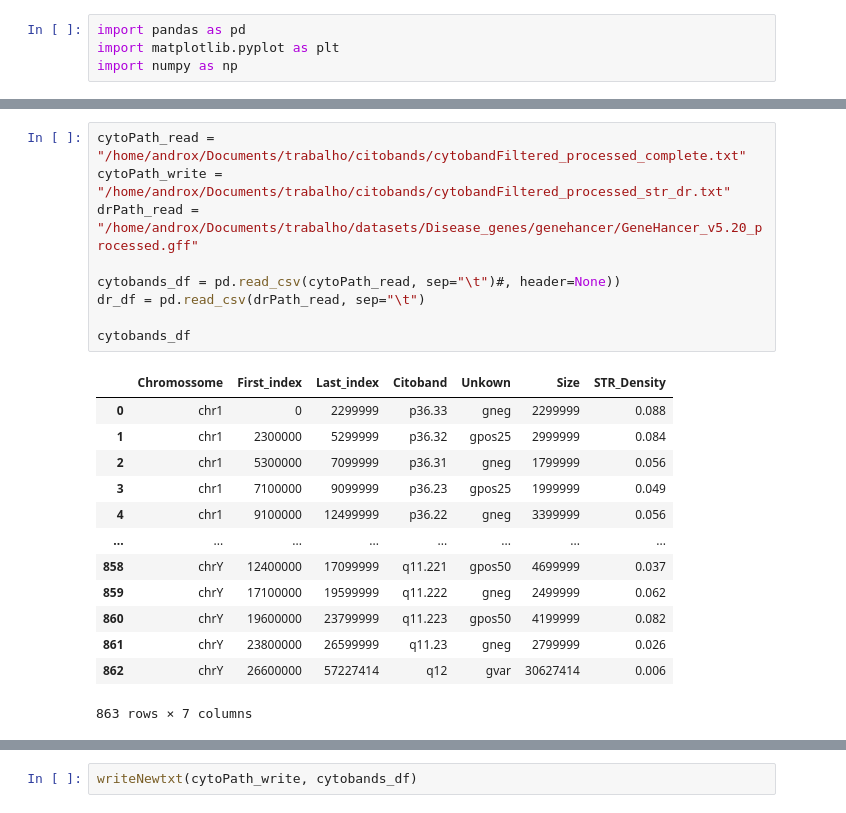
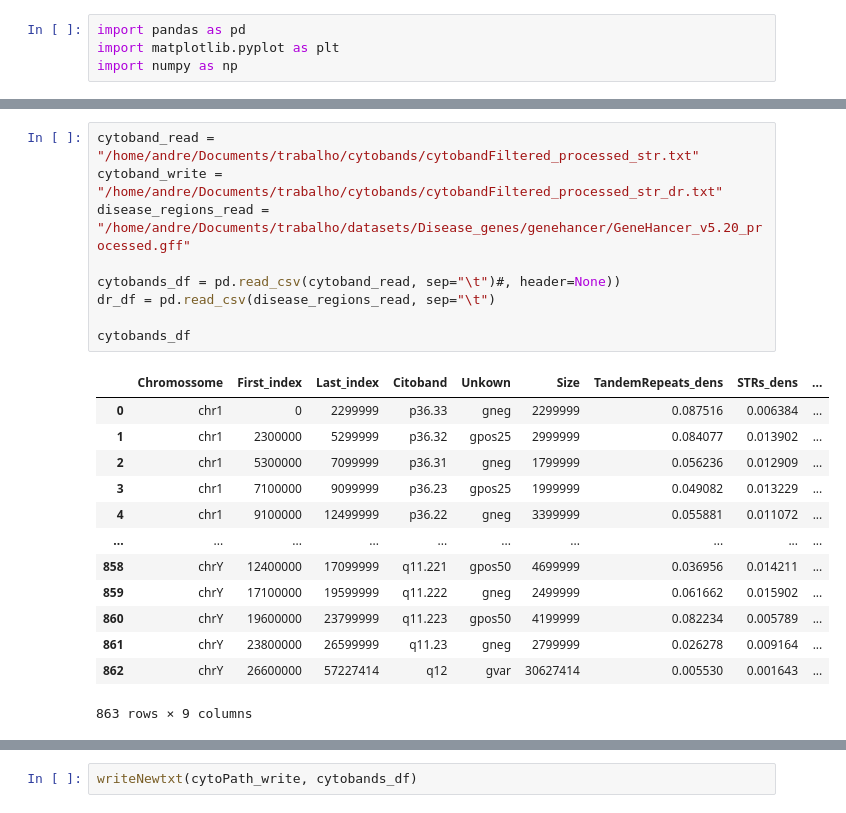
Before and after one commit to AndreSantos2000/A_map_of_privacy-sensitivity_in_human_genomes, a Jupyter notebook: jupyter_scripts/diseaseGenes/Cytobands_dataTreatment.ipynb, the cells around one changed output, grey strips where cells are left out. Cells and saved outputs as stored; diff of their text form.

Commit message:
Disease genes studies corrections complete

```diff
--- a/jupyter_scripts/diseaseGenes/Cytobands_dataTreatment.ipynb
+++ b/jupyter_scripts/diseaseGenes/Cytobands_dataTreatment.ipynb
@@ -44,26 +44,26 @@ def writeNewtxt(file_path, df):
         f.write(df_row)
     f.close
 # %%
-cytoPath_read = "/home/androx/Documents/trabalho/citobands/cytobandFiltered_processed_complete.txt"
-cytoPath_write = "/home/androx/Documents/trabalho/citobands/cytobandFiltered_processed_str_dr.txt"
-drPath_read = "/home/androx/Documents/trabalho/datasets/Disease_genes/genehancer/GeneHancer_v5.20_processed.gff"
+cytoband_read = "/home/andre/Documents/trabalho/cytobands/cytobandFiltered_processed_str.txt"
+cytoband_write = "/home/andre/Documents/trabalho/cytobands/cytobandFiltered_processed_str_dr.txt"
+disease_regions_read = "/home/andre/Documents/trabalho/datasets/Disease_genes/genehancer/GeneHancer_v5.20_processed.gff"
 
-cytobands_df = pd.read_csv(cytoPath_read, sep="\t")#, header=None))
-dr_df = pd.read_csv(drPath_read, sep="\t")
+cytobands_df = pd.read_csv(cytoband_read, sep="\t")#, header=None))
+dr_df = pd.read_csv(disease_regions_read, sep="\t")
 
 cytobands_df
 # %% [output]
-|  | Chromossome | First_index | Last_index | Citoband | Unkown | Size | STR_Density |
-| 0 | chr1 | 0 | 2299999 | p36.33 | gneg | 2299999 | 0.088 |
-| 1 | chr1 | 2300000 | 5299999 | p36.32 | gpos25 | 2999999 | 0.084 |
-| 2 | chr1 | 5300000 | 7099999 | p36.31 | gneg | 1799999 | 0.056 |
-| 3 | chr1 | 7100000 | 9099999 | p36.23 | gpos25 | 1999999 | 0.049 |
-| 4 | chr1 | 9100000 | 12499999 | p36.22 | gneg | 3399999 | 0.056 |
-| ... | ... | ... | ... | ... | ... | ... | ... |
-| 858 | chrY | 12400000 | 17099999 | q11.221 | gpos50 | 4699999 | 0.037 |
-| 859 | chrY | 17100000 | 19599999 | q11.222 | gneg | 2499999 | 0.062 |
-| 860 | chrY | 19600000 | 23799999 | q11.223 | gpos50 | 4199999 | 0.082 |
-| 861 | chrY | 23800000 | 26599999 | q11.23 | gneg | 2799999 | 0.026 |
-| 862 | chrY | 26600000 | 57227414 | q12 | gvar | 30627414 | 0.006 |
+|  | Chromossome | First_index | Last_index | Citoband | Unkown | Size | TandemRepeats_dens | STRs_dens | ... |
+| 0 | chr1 | 0 | 2299999 | p36.33 | gneg | 2299999 | 0.087516 | 0.006384 | ... |
+| 1 | chr1 | 2300000 | 5299999 | p36.32 | gpos25 | 2999999 | 0.084077 | 0.013902 | ... |
+| 2 | chr1 | 5300000 | 7099999 | p36.31 | gneg | 1799999 | 0.056236 | 0.012909 | ... |
+| 3 | chr1 | 7100000 | 9099999 | p36.23 | gpos25 | 1999999 | 0.049082 | 0.013229 | ... |
+| 4 | chr1 | 9100000 | 12499999 | p36.22 | gneg | 3399999 | 0.055881 | 0.011072 | ... |
+| ... | ... | ... | ... | ... | ... | ... | ... | ... | ... |
+| 858 | chrY | 12400000 | 17099999 | q11.221 | gpos50 | 4699999 | 0.036956 | 0.014211 | ... |
+| 859 | chrY | 17100000 | 19599999 | q11.222 | gneg | 2499999 | 0.061662 | 0.015902 | ... |
+| 860 | chrY | 19600000 | 23799999 | q11.223 | gpos50 | 4199999 | 0.082234 | 0.005789 | ... |
+| 861 | chrY | 23800000 | 26599999 | q11.23 | gneg | 2799999 | 0.026278 | 0.009164 | ... |
+| 862 | chrY | 26600000 | 57227414 | q12 | gvar | 30627414 | 0.005530 | 0.001643 | ... |
-863 rows × 7 columns
+863 rows × 9 columns
 # %%
```
Also changed, not shown: parts of 2 cells of this notebook, 2 other files.
